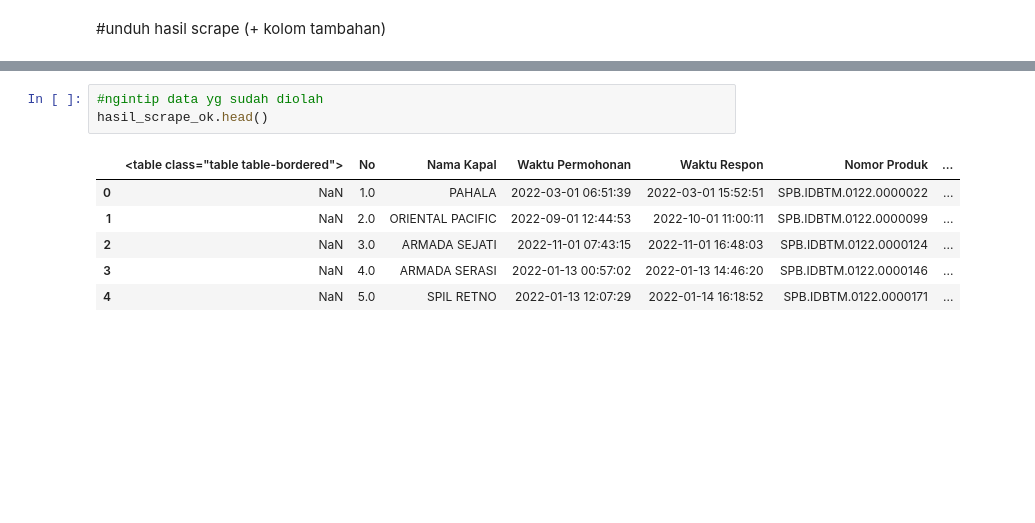
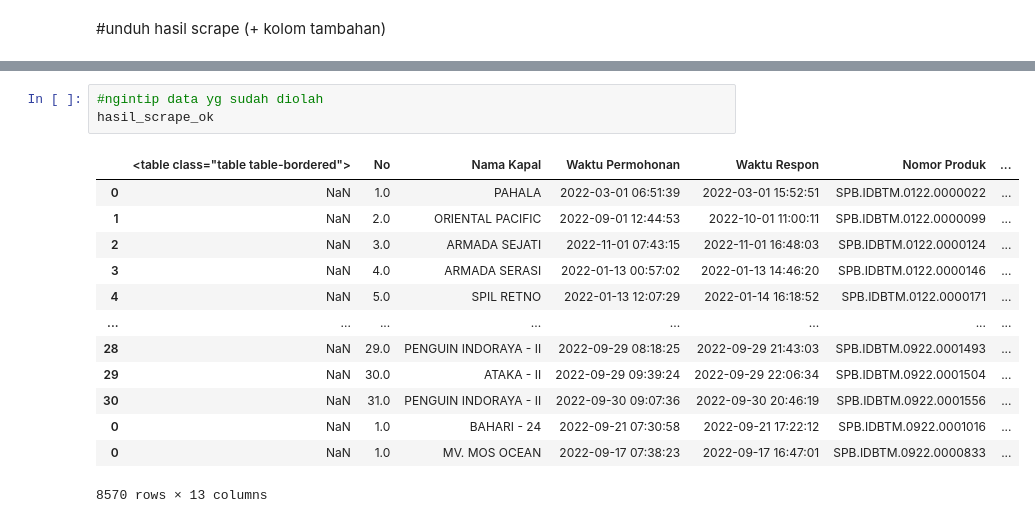
Before and after one commit to ekacs/scrap-inaportnet-22, a Jupyter notebook: webscrap_INAPORTNET.ipynb, the cells around one changed output, grey strips where cells are left out. Drawn from its saved outputs; the diff is of its cells as text; blank space fills up the shorter version.

```diff
--- a/webscrap_INAPORTNET.ipynb
+++ b/webscrap_INAPORTNET.ipynb
@@ -338,11 +338,18 @@ files.download('hasil_scrape_ok.csv')
 [interactive output not drawn]
 # %%
 #ngintip data yg sudah diolah
-hasil_scrape_ok.head()
+hasil_scrape_ok
 # %% [output]
 |  | <table class="table table-bordered"> | No | Nama Kapal | Waktu Permohonan | Waktu Respon | Nomor Produk | ... |
 | 0 | NaN | 1.0 | PAHALA | 2022-03-01 06:51:39 | 2022-03-01 15:52:51 | SPB.IDBTM.0122.0000022 | ... |
 | 1 | NaN | 2.0 | ORIENTAL PACIFIC | 2022-09-01 12:44:53 | 2022-10-01 11:00:11 | SPB.IDBTM.0122.0000099 | ... |
 | 2 | NaN | 3.0 | ARMADA SEJATI | 2022-11-01 07:43:15 | 2022-11-01 16:48:03 | SPB.IDBTM.0122.0000124 | ... |
 | 3 | NaN | 4.0 | ARMADA SERASI | 2022-01-13 00:57:02 | 2022-01-13 14:46:20 | SPB.IDBTM.0122.0000146 | ... |
 | 4 | NaN | 5.0 | SPIL RETNO | 2022-01-13 12:07:29 | 2022-01-14 16:18:52 | SPB.IDBTM.0122.0000171 | ... |
+| ... | ... | ... | ... | ... | ... | ... | ... |
+| 28 | NaN | 29.0 | PENGUIN INDORAYA - II | 2022-09-29 08:18:25 | 2022-09-29 21:43:03 | SPB.IDBTM.0922.0001493 | ... |
+| 29 | NaN | 30.0 | ATAKA - II | 2022-09-29 09:39:24 | 2022-09-29 22:06:34 | SPB.IDBTM.0922.0001504 | ... |
+| 30 | NaN | 31.0 | PENGUIN INDORAYA - II | 2022-09-30 09:07:36 | 2022-09-30 20:46:19 | SPB.IDBTM.0922.0001556 | ... |
+| 0 | NaN | 1.0 | BAHARI - 24 | 2022-09-21 07:30:58 | 2022-09-21 17:22:12 | SPB.IDBTM.0922.0001016 | ... |
+| 0 | NaN | 1.0 | MV. MOS OCEAN | 2022-09-17 07:38:23 | 2022-09-17 16:47:01 | SPB.IDBTM.0922.0000833 | ... |
+8570 rows × 13 columns
```
